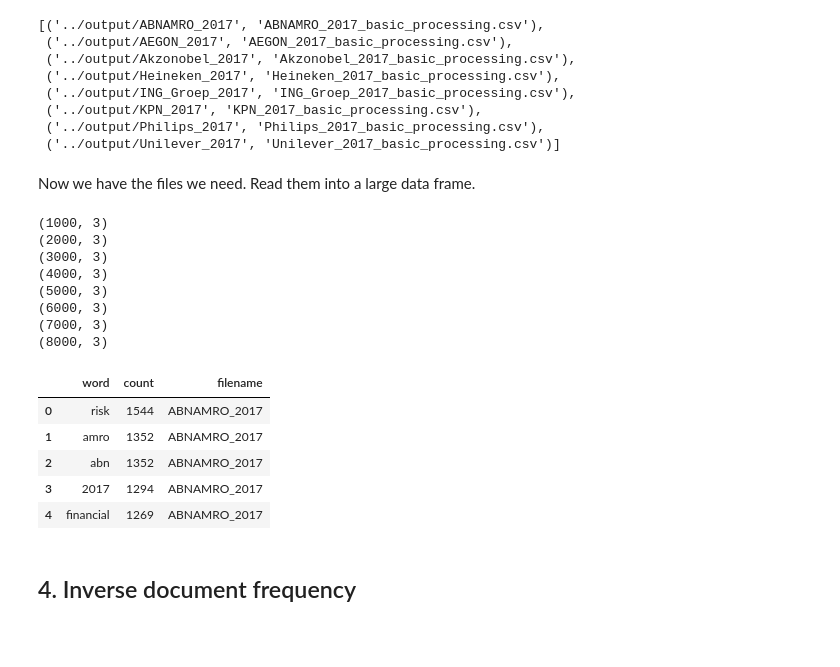
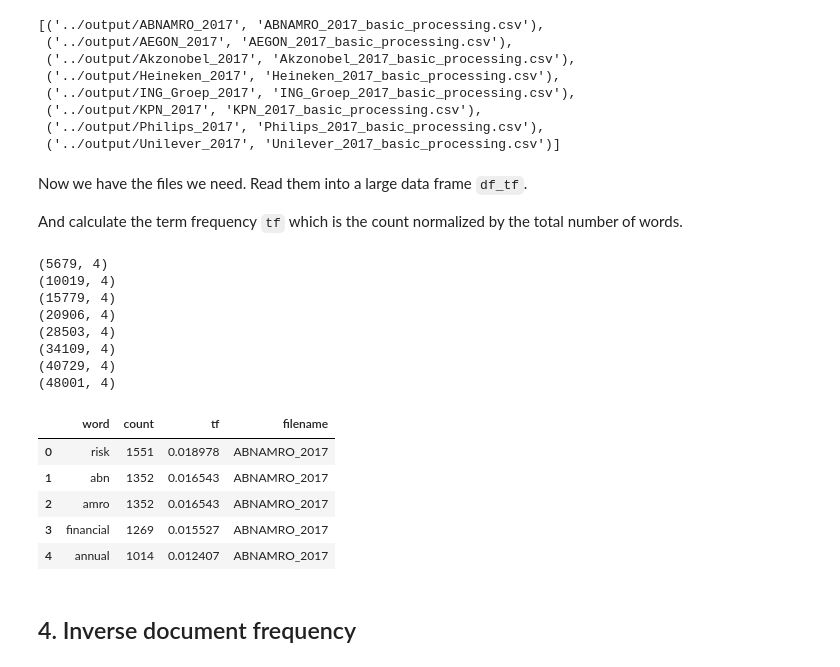
Before and after one commit to EIFFELAnalytics/jaarverslagen-text-mining, a Jupyter notebook: src/runbook.ipynb, the cells around one changed output. Cells and saved outputs as stored; diff of their text form; code cells hidden in the pictures; blank space fills up the shorter version.

```diff
--- a/src/runbook.ipynb
+++ b/src/runbook.ipynb
@@ -81,10 +71,20 @@ output_folder = '../output/'
 
 # Maximum words (most common) to extract from the files
 max_rows = 1000
+max_rows = None # For IDF we need no limit
 # %%
 # Create a list (of tuples) with the path and filename of our CSVs
+from os import walk
+import re
 csvs = []
+
+# Walk over the entire contents of the output folder
 for path, _, files in walk(output_folder):
+    # But skip the folder itself, only look into subfolders
+    if path == output_folder:
+        continue
+
+    # Loop over each file in the folder
     for filename in files:
         # Only store the CSVs we're interested in
         if re.match('.+' + tag + '\.csv', filename):
@@ -101,48 +101,54 @@ csvs
  ('../output/Philips_2017', 'Philips_2017_basic_processing.csv'),
  ('../output/Unilever_2017', 'Unilever_2017_basic_processing.csv')]
 # %% [markdown]
-Now we have the files we need. Read them into a large data frame.
+Now we have the files we need. Read them into a large data frame `df_tf`.
+
+And calculate the term frequency `tf` which is the count normalized by the total number of words.
 # %%
 import pandas as pd
 
 # Initiate all results data frame
-df_large = pd.DataFrame()
+df_tf = pd.DataFrame()
 
 # Loop over our files
 for (path, filename) in csvs:
     # Pandas read
     df = pd.read_csv(join(path, filename), header=None, names=['word', 'count'],
                      #nrows=max_rows # For debugging only
                     )
 
     # Sort (again, but just to make sure)
     df.sort_values(by='count', ascending=False, inplace=True)
 
+    # Calculate the term frequency: divide by the total amount of words in the document
+    total_amount = df['count'].sum()
+    df['tf'] = df['count'] / total_amount
+
     # Truncate to maximum rows
     df = df[:max_rows]
 
     # Add the report name (filename without tag) as a column
     df['filename'] = re.match('(.+)' + tag + '\.csv', filename).group(1)
 
     # Append to rest of results
-    df_large = df_large.append(df)
-    print(df_large.shape)
+    df_tf = df_tf.append(df)
+    print(df_tf.shape)
 
-df_large.head()
+df_tf.head()
 # %% [output]
-(1000, 3)
-(2000, 3)
-(3000, 3)
-(4000, 3)
-(5000, 3)
-(6000, 3)
-(7000, 3)
-(8000, 3)
+(5679, 4)
+(10019, 4)
+(15779, 4)
+(20906, 4)
+(28503, 4)
+(34109, 4)
+(40729, 4)
+(48001, 4)
-|  | word | count | filename |
-| 0 | risk | 1544 | ABNAMRO_2017 |
-| 1 | amro | 1352 | ABNAMRO_2017 |
-| 2 | abn | 1352 | ABNAMRO_2017 |
-| 3 | 2017 | 1294 | ABNAMRO_2017 |
-| 4 | financial | 1269 | ABNAMRO_2017 |
+|  | word | count | tf | filename |
+| 0 | risk | 1551 | 0.018978 | ABNAMRO_2017 |
+| 1 | abn | 1352 | 0.016543 | ABNAMRO_2017 |
+| 2 | amro | 1352 | 0.016543 | ABNAMRO_2017 |
+| 3 | financial | 1269 | 0.015527 | ABNAMRO_2017 |
+| 4 | annual | 1014 | 0.012407 | ABNAMRO_2017 |
 # %%
 # Save as CSV
```
Also changed, not shown: parts of 8 cells of this notebook, 1 other file.
